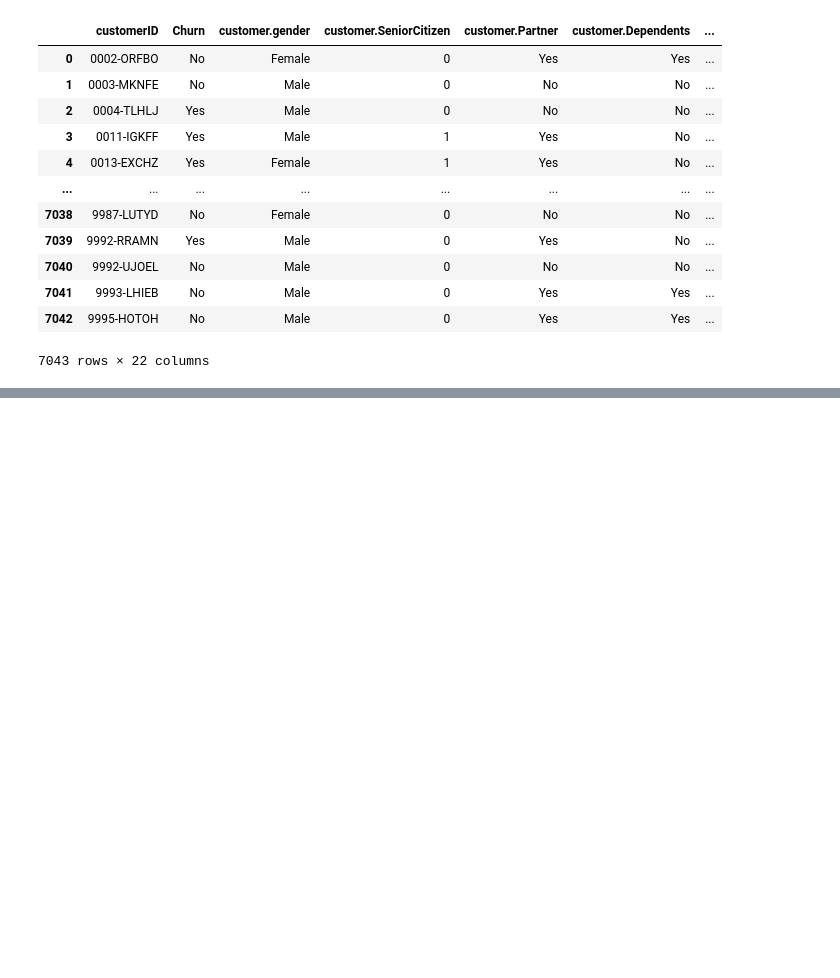
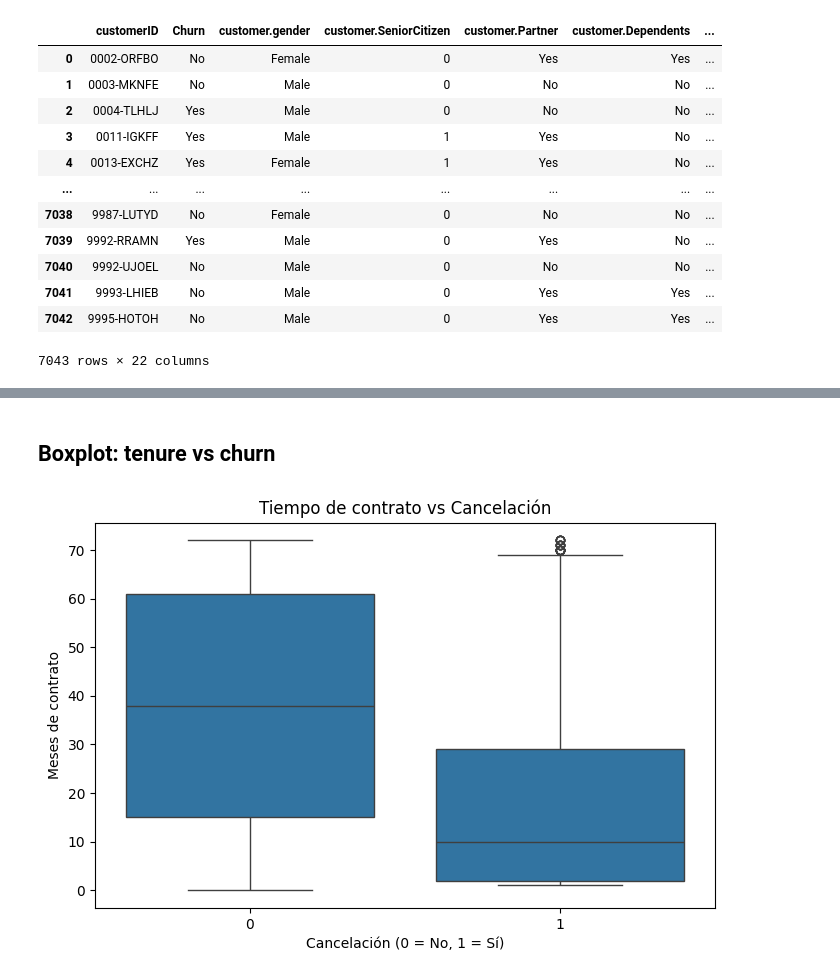
Before and after one commit to leriverah/Tercer-Proyecto-Telecom-X2, a Jupyter notebook: Proyecto_Telecom_X_2.ipynb, the cells around one changed output, grey strips where cells are left out. Drawn from its saved outputs; the diff is of its cells as text; code cells hidden in the pictures; blank space fills up the shorter version.

```diff
--- a/Proyecto_Telecom_X_2.ipynb
+++ b/Proyecto_Telecom_X_2.ipynb
@@ -23,0 +205,11 @@ y = datos.Churn
+# %% [markdown]
+## Boxplot: tenure vs churn
+# %%
+plt.figure(figsize=(8, 5))
+sns.boxplot(x='Churn', y='customer.tenure', data=df)
+plt.title('Tiempo de contrato vs Cancelación')
+plt.xlabel('Cancelación (0 = No, 1 = Sí)')
+plt.ylabel('Meses de contrato')
+plt.show()
+# %% [output]
+[figure, added]
```
Also changed, not shown: parts of 68 cells of this notebook.
